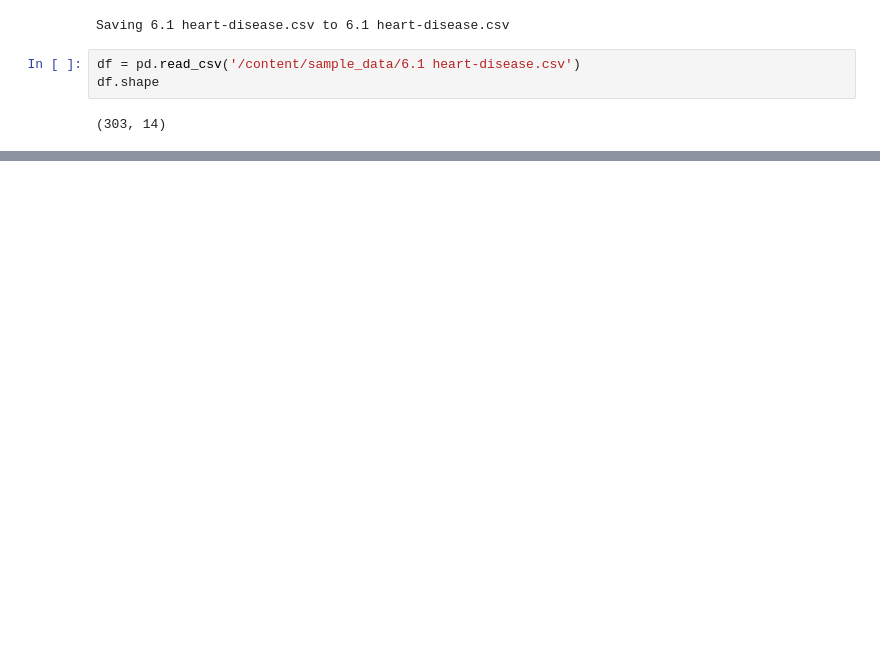
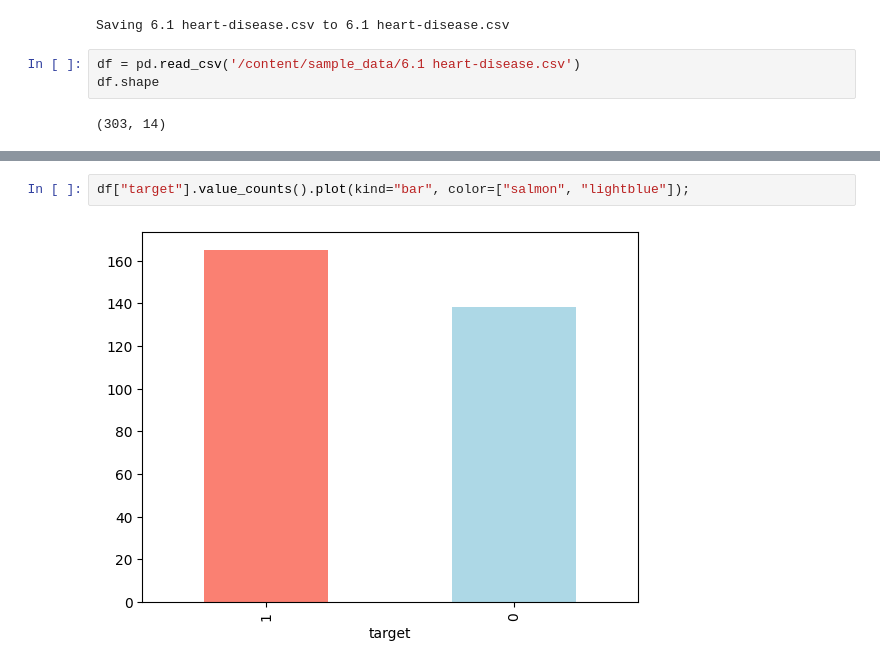
Before and after one commit to imnotaryan/heart_disease_predictor, a Jupyter notebook: Heart_disease_classification.ipynb, the cells around one changed output, grey strips where cells are left out. Saved outputs shown, nothing was run; the diff lists cells and outputs as text; blank space fills up the shorter version.

```diff
--- a/Heart_disease_classification.ipynb
+++ b/Heart_disease_classification.ipynb
@@ -46,0 +87,4 @@ df.target
+# %%
+df["target"].value_counts().plot(kind="bar", color=["salmon", "lightblue"]);
+# %% [output]
+[figure, added]
```
Also changed, not shown: parts of 4 cells of this notebook.
